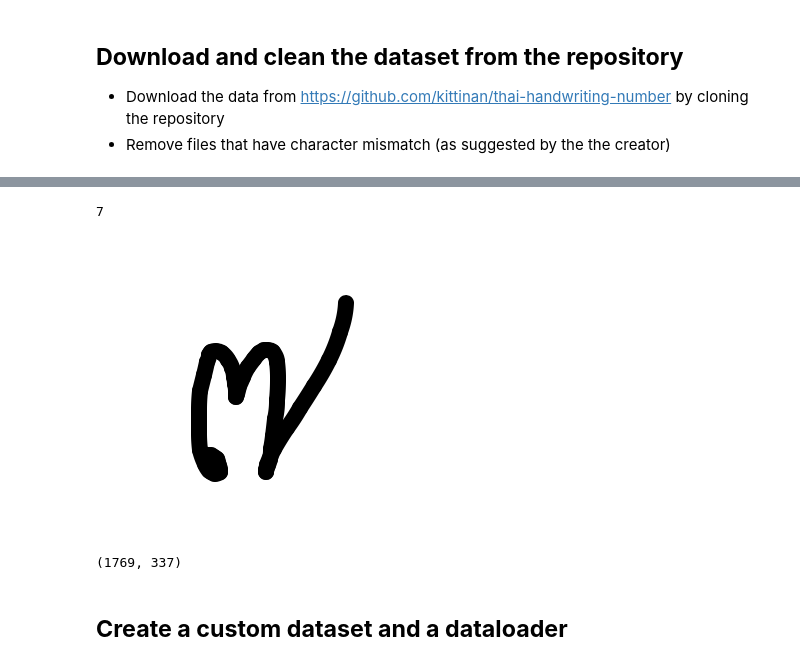
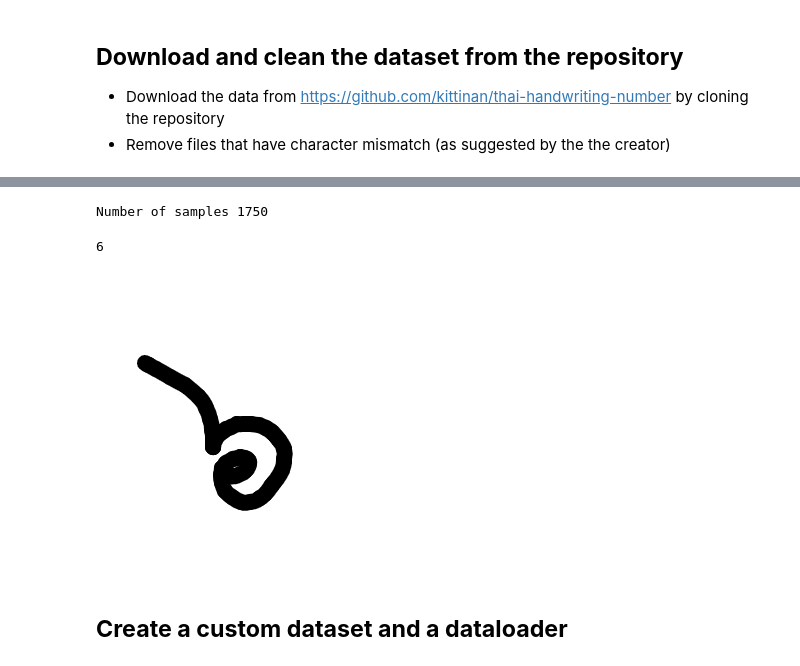
Before and after one commit to biodatlab/deep-learning-skooldio, a Jupyter notebook: 02_handwritten_recognition.ipynb, the cells around one changed output, grey strips where cells are left out. Drawn from its saved outputs; the diff is of its cells as text; code cells hidden in the pictures.

```diff
--- a/02_handwritten_recognition.ipynb
+++ b/02_handwritten_recognition.ipynb
@@ -44,10 +44,15 @@ from PIL import Image
+# %%
+num_samples = len(paths)
+print("Number of samples", num_samples)
+# %% [output]
+Number of samples 1750
 # %%
-idx = 460
+idx = random.randint(0, num_samples)
 print(Path(paths[idx]).parent.name)
 Image.open(paths[idx])
 # %% [output]
-7
+6
-[figure, old version]
+[figure, new version]
 # %%
 from tqdm.auto import tqdm
 from sklearn.model_selection import train_test_split
@@ -70,10 +75,6 @@ def copy_to_destination(src_paths, dst_path: str = "data/train/"):
 # %%
 copy_to_destination(train_paths, "data/train/")
 copy_to_destination(test_paths, "data/validation/")
-# %%
-len(glob("data/train/*/*")), len(glob("data/validation/*/*"))
-# %% [output]
-(1769, 337)
 # %% [markdown]
 ## **Create a custom dataset and a dataloader**
 # %%
```
Also changed, not shown: parts of 67 cells of this notebook.
